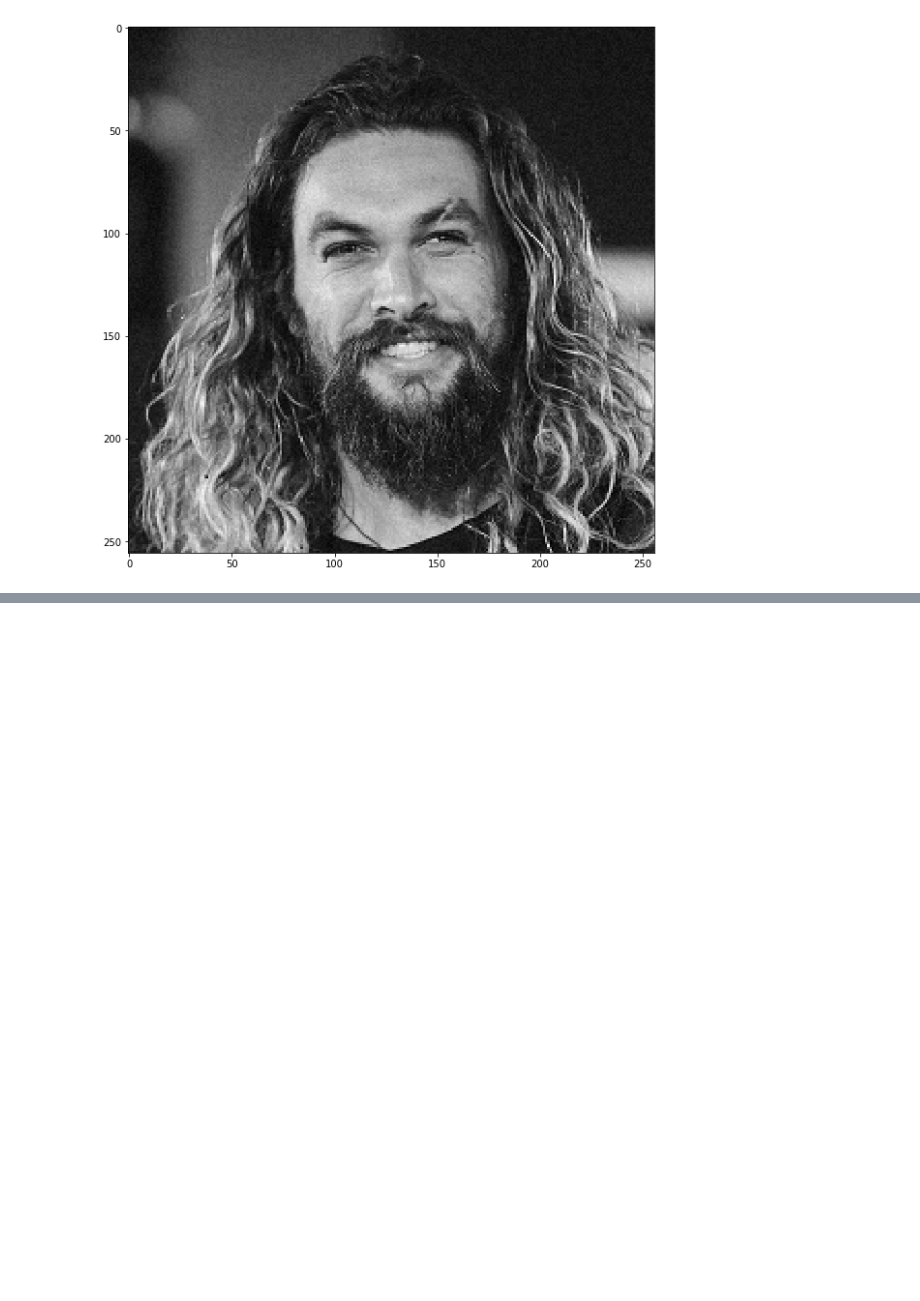
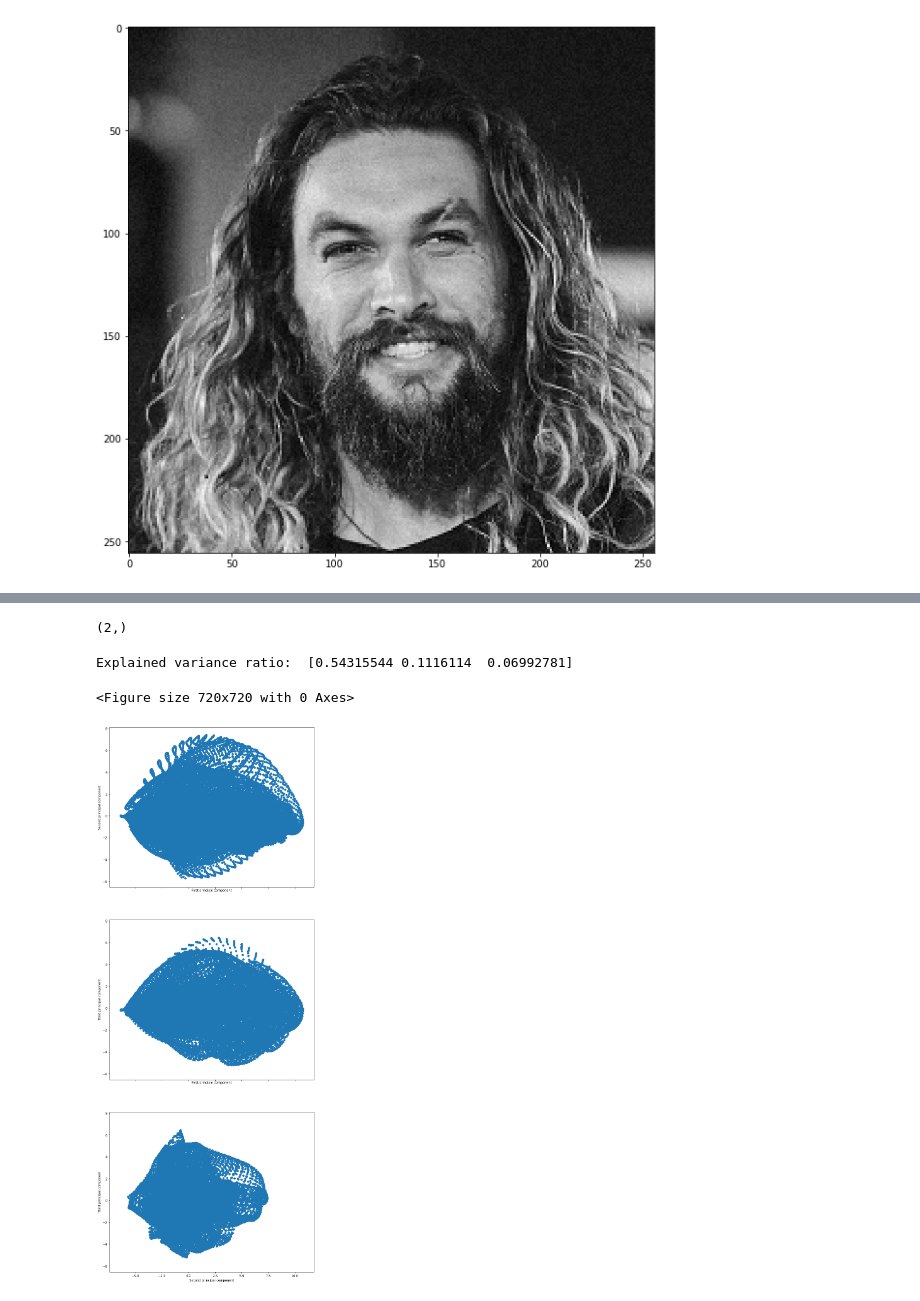
Before and after one commit to BU-IE-582/fall19-omarburk, a Jupyter notebook: IE582_HW2.ipynb, the cells around one changed output, grey strips where cells are left out. Saved outputs shown, nothing was run; the diff lists cells and outputs as text; code cells hidden in the pictures; blank space fills up the shorter version.

```diff
--- a/IE582_HW2.ipynb
+++ b/IE582_HW2.ipynb
@@ -9,11 +9,13 @@ from mpl_toolkits.mplot3d import Axes3D
 from sklearn.manifold import MDS
 %matplotlib inline
 # %%
-def ThreeComponentPlot(feature, target, method, plot_dim="2D"):
+def ThreeComponentPlot(feature, target, method, plot_dim="2D", scaling=True):
     # scaling data to mu=0 and std=1 with normal assumption
-
-    scaler = StandardScaler(with_mean=True, with_std=True)
-    scaled_data = scaler.fit_transform(feature)
+    if scaling==True:
+        scaler = StandardScaler(with_mean=True, with_std=True)
+        scaled_data = scaler.fit_transform(feature)
+    else:
+        scaled_data = feature
 
     if method == "PCA":
         pca = PCA(n_components=3)
@@ -27,7 +29,7 @@ def ThreeComponentPlot(feature, target, method, plot_dim="2D"):
         xx = x_mds
         label = "MDS dimension"
 
-    fig = plt.figure(figsize=(8,6))
+    fig = plt.figure(figsize=(10,10))
 
     if plot_dim == "3D":
         ax = fig.add_subplot(111, projection='3d')
@@ -50,7 +52,7 @@ def ThreeComponentPlot(feature, target, method, plot_dim="2D"):
         axes[2].set_xlabel('Second '+label)
         axes[2].set_ylabel('Third '+label)
 
-        plt.subplots_adjust(hspace=0.2, top=4, bottom=0, left=0, right=1.5)
+        plt.subplots_adjust(hspace=0.2, top=6, bottom=0, left=0, right=1.5)
 
     return plt.show()
 # %% [markdown]
@@ -172,7 +174,7 @@ plt.show()
 # %% [output]
 [figure]
 # %%
-gray_pca = np.zeros((232,232,625))
+gray_pca = np.zeros((232*232,625))
 for i in range(232):
     for j in range(232):
-        gray_pca[i,j,:] = gray[i:i+25,j:j+25].flatten()
+        gray_pca[i*232+j,:] = gray[i:i+25,j:j+25].flatten()
@@ -186,0 +181,2 @@ ValueError: Found array with dim 3. StandardScaler expected <= 2.
+# %%
+df_gray_pca = pd.DataFrame(gray_pca)
@@ -186,0 +240,10 @@ ValueError: Found array with dim 3. StandardScaler expected <= 2.
+# %%
+np.array([2,3]).shape
+# %% [output]
+(2,)
+# %%
+ThreeComponentPlot(df_gray_pca, target=None, method="PCA", plot_dim="2D", scaling=False)
+# %% [output]
+Explained variance ratio:  [0.54315544 0.1116114  0.06992781]
+<Figure size 720x720 with 0 Axes>
+[figure, added]
```
Also changed, not shown: parts of 12 cells of this notebook.
